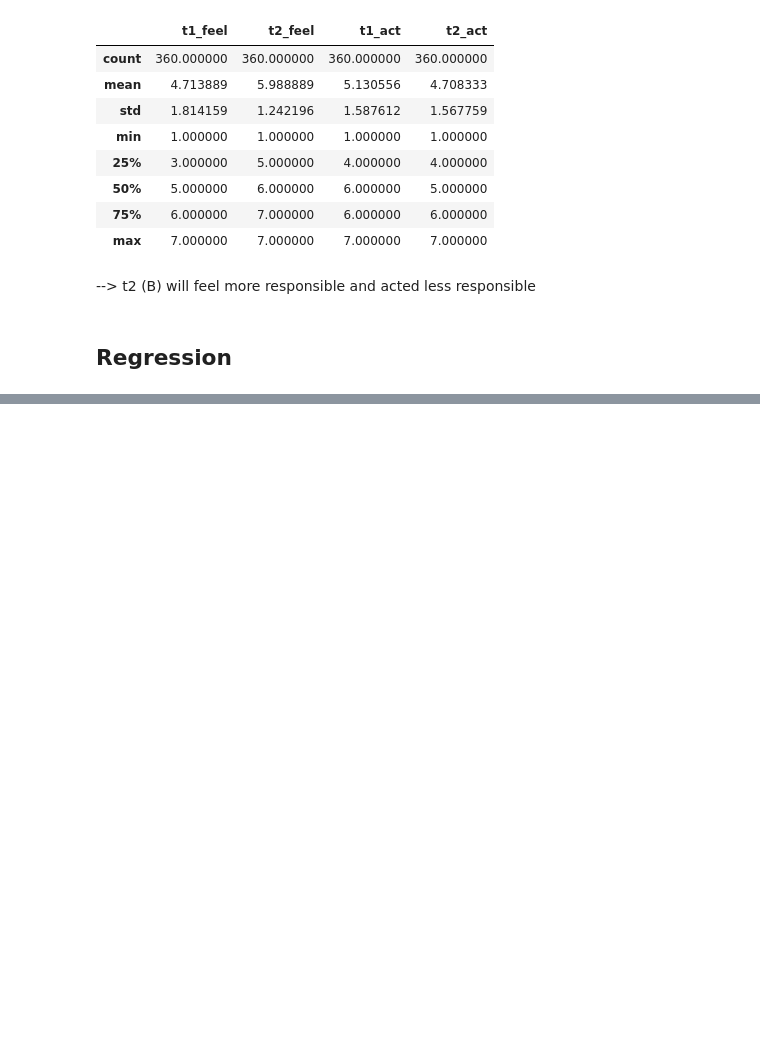
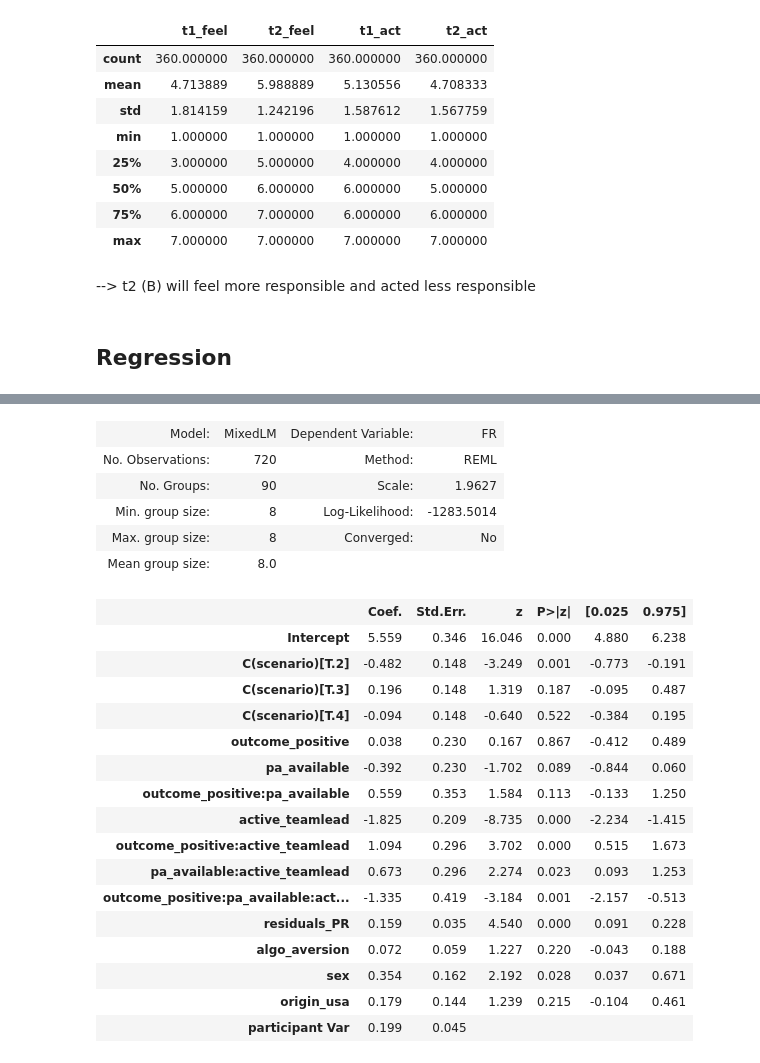
Before and after one commit to FlavourDave92/pa-leadership-survey, a Jupyter notebook: analysis/notebooks/analysis.ipynb, the cells around one changed output, grey strips where cells are left out. Cells and saved outputs as stored; diff of their text form; code cells hidden in the pictures; blank space fills up the shorter version.

Commit message:
add residual two-stage regression model

```diff
--- a/analysis/notebooks/analysis.ipynb
+++ b/analysis/notebooks/analysis.ipynb
@@ -116,11 +116,13 @@ relevant_columns = [
     "survey.1.player.PROS4T1",
     "survey.1.player.PROS4T2",
     "survey.1.player.algo_aversion",
+    "survey.1.player.risk_propensity",
     "origin",
     "overall_time",
     "Number of subordinates",
     "Age",
     "Sex",
+    "participant.label",
 ]
 # %%
 data_all = (
@@ -402,5 +417,32 @@ def get_regression_df(szenario_nr, dependent_variable):
             "sex",
         ],
     ]
+# %%
+def get_PR_residuals():
+    dependent_variable = "PR"
+    regression_df_all = pd.DataFrame()
+    for scenario in range(1, 5):
+        regression_df = get_regression_df(scenario, dependent_variable)
+        regression_df = regression_df.assign(scenario=scenario)
+        regression_df_all = pd.concat([regression_df_all, regression_df])
+
+    mod = smf.ols(
+        formula=f"{dependent_variable} ~ C(scenario) + pa_available * active_teamlead + algo_aversion + sex",
+        data=regression_df_all,
+    )
+    res = mod.fit()
+    res.summary()  # .tables[1]
+    # if (
+    #     min(
+    #         res.pvalues["pa_available"],
+    #         res.pvalues["pa_available:active_teamlead"],
+    #     )
+    #     < 0.05
+    # ):
+    #     print(f"{scenario=}, {dependent_variable=}")
+    #     print(res.summary().tables[1])
+    #     print(20 * "-")
+
+    return list(res.resid)
 # %%
 regresion_results = []
@@ -427,0 +542,26 @@ for scenario in range(1, 5):
+# %%
+regresion_results[1].summary()
+# %% [output]
+| Model: | MixedLM | Dependent Variable: | FR |
+| No. Observations: | 720 | Method: | REML |
+| No. Groups: | 90 | Scale: | 1.9627 |
+| Min. group size: | 8 | Log-Likelihood: | -1283.5014 |
+| Max. group size: | 8 | Converged: | No |
+| Mean group size: | 8.0 |  |  |
+|  | Coef. | Std.Err. | z | P>|z| | [0.025 | 0.975] |
+| Intercept | 5.559 | 0.346 | 16.046 | 0.000 | 4.880 | 6.238 |
+| C(scenario)[T.2] | -0.482 | 0.148 | -3.249 | 0.001 | -0.773 | -0.191 |
+| C(scenario)[T.3] | 0.196 | 0.148 | 1.319 | 0.187 | -0.095 | 0.487 |
+| C(scenario)[T.4] | -0.094 | 0.148 | -0.640 | 0.522 | -0.384 | 0.195 |
+| outcome_positive | 0.038 | 0.230 | 0.167 | 0.867 | -0.412 | 0.489 |
+| pa_available | -0.392 | 0.230 | -1.702 | 0.089 | -0.844 | 0.060 |
+| outcome_positive:pa_available | 0.559 | 0.353 | 1.584 | 0.113 | -0.133 | 1.250 |
+| active_teamlead | -1.825 | 0.209 | -8.735 | 0.000 | -2.234 | -1.415 |
+| outcome_positive:active_teamlead | 1.094 | 0.296 | 3.702 | 0.000 | 0.515 | 1.673 |
+| pa_available:active_teamlead | 0.673 | 0.296 | 2.274 | 0.023 | 0.093 | 1.253 |
+| outcome_positive:pa_available:act... | -1.335 | 0.419 | -3.184 | 0.001 | -2.157 | -0.513 |
+| residuals_PR | 0.159 | 0.035 | 4.540 | 0.000 | 0.091 | 0.228 |
+| algo_aversion | 0.072 | 0.059 | 1.227 | 0.220 | -0.043 | 0.188 |
+| sex | 0.354 | 0.162 | 2.192 | 0.028 | 0.037 | 0.671 |
+| origin_usa | 0.179 | 0.144 | 1.239 | 0.215 | -0.104 | 0.461 |
+| participant Var | 0.199 | 0.045 |  |  |  |  |
```
Also changed, not shown: parts of 15 cells of this notebook, 9 other files.
